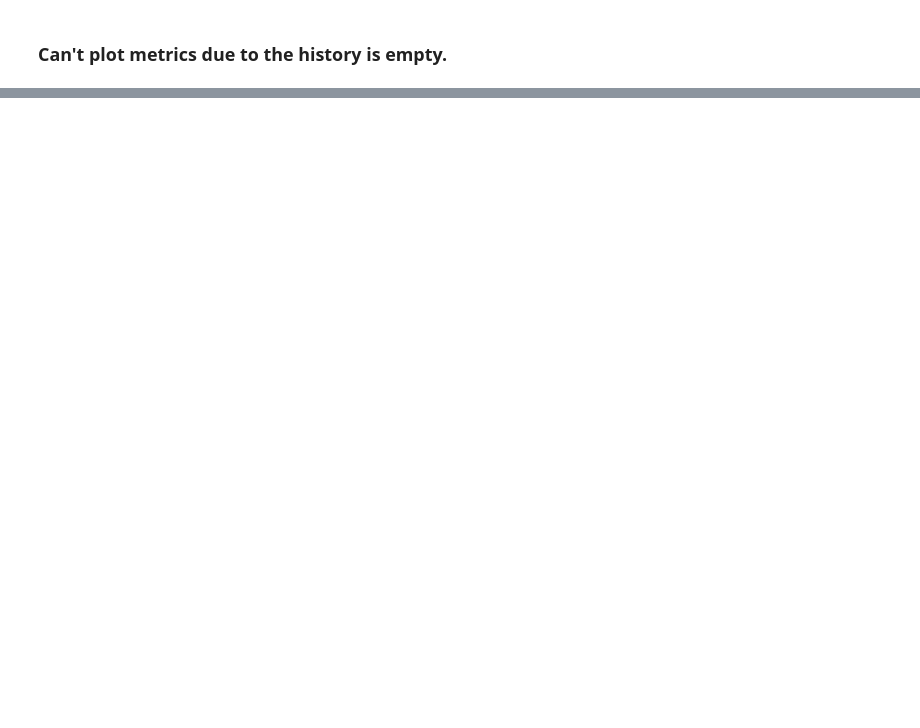
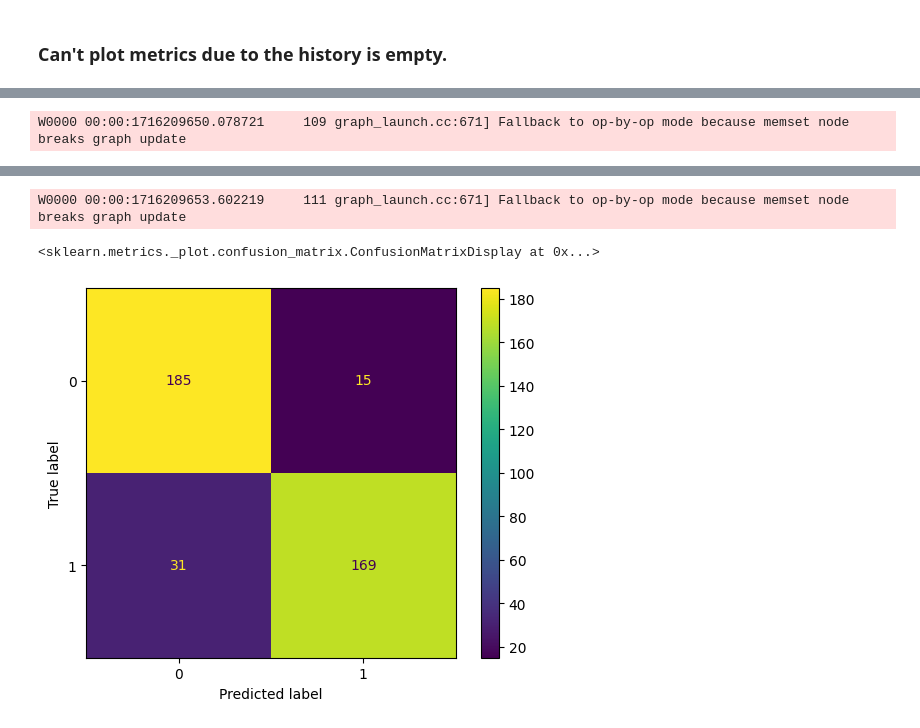
Before and after one commit to MiltonOberg/Artificial_Intelligence2-Milton-OPA23, a Jupyter notebook: labb_2/labb.ipynb, the cells around one changed output, grey strips where cells are left out. Drawn from its saved outputs; the diff is of its cells as text; code cells hidden in the pictures; blank space fills up the shorter version.

```diff
--- a/labb_2/labb.ipynb
+++ b/labb_2/labb.ipynb
@@ -529,24 +573,0 @@ def xception_model(learning_rate=0.001, dropout_rate=0.3, kernels=[32, 64, 128,
-# %%
-from tensorflow.keras.layers import GlobalAveragePooling2D
-def xception_model(learning_rate=0.001, dropout_rate=0.3):
-    adam = Adam(learning_rate=learning_rate)
-    model = Sequential(
-        [
-            feature_extractor,
-            GlobalAveragePooling2D(),
-            Dropout(.5),
-            Dense(256, activation= "relu", kernel_initializer= "he_normal"),
-            Dropout(dropout_rate),
-            Dense(5, activation= "softmax")
-        ]
-    )
-
-    for layer in feature_extractor.layers:
-        layer.trainable= False
-
-    model.compile(loss= "binary_crossentropy", optimizer= adam, metrics= ['accuracy'])
-
-    return model
-
-xception_model= xception_model()
-model.summary()
@@ -554,0 +628,11 @@ NameError: name 'Adam' is not defined
+# %%
+xception_model_2= xception_model()
+# %%
+xception_model_2.fit(
+    train_generator,
+    steps_per_epoch= steps_per_epochs,
+    epochs=100,
+    callbacks=[early_stopper],
+    validation_data= val_generator, # whis will give us batches for validation
+    validation_steps= validation_steps,
+)
@@ -554,0 +671,6 @@ NameError: name 'Adam' is not defined
+# %%
+y_pred= xception_model_2.predict(scaled_X_val)
+y_pred[:5]
+cm= confusion_matrix(y_val, y_pred > .5)
+ConfusionMatrixDisplay(cm).plot()
+# %% [output]
@@ -554,0 +678 @@ NameError: name 'Adam' is not defined
+W0000 00:00:1716209650.078721     109 graph_launch.cc:671] Fallback to op-by-op mode because memset node breaks graph update
@@ -554,0 +680,3 @@ NameError: name 'Adam' is not defined
+W0000 00:00:1716209653.602219     111 graph_launch.cc:671] Fallback to op-by-op mode because memset node breaks graph update
+<sklearn.metrics._plot.confusion_matrix.ConfusionMatrixDisplay at 0x...>
+[figure, added]
```
Also changed, not shown: parts of 24 cells of this notebook, 2 other files.
